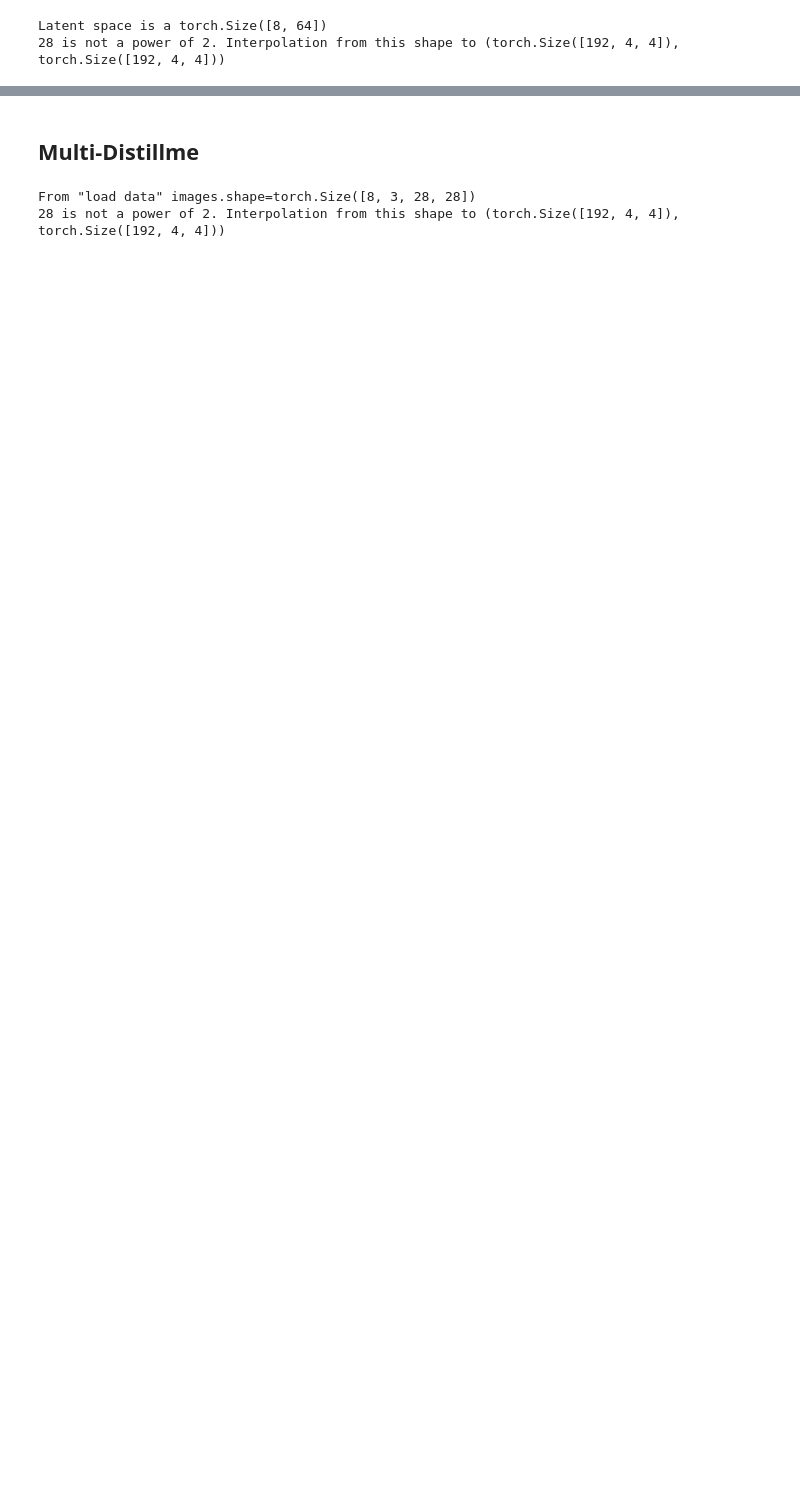
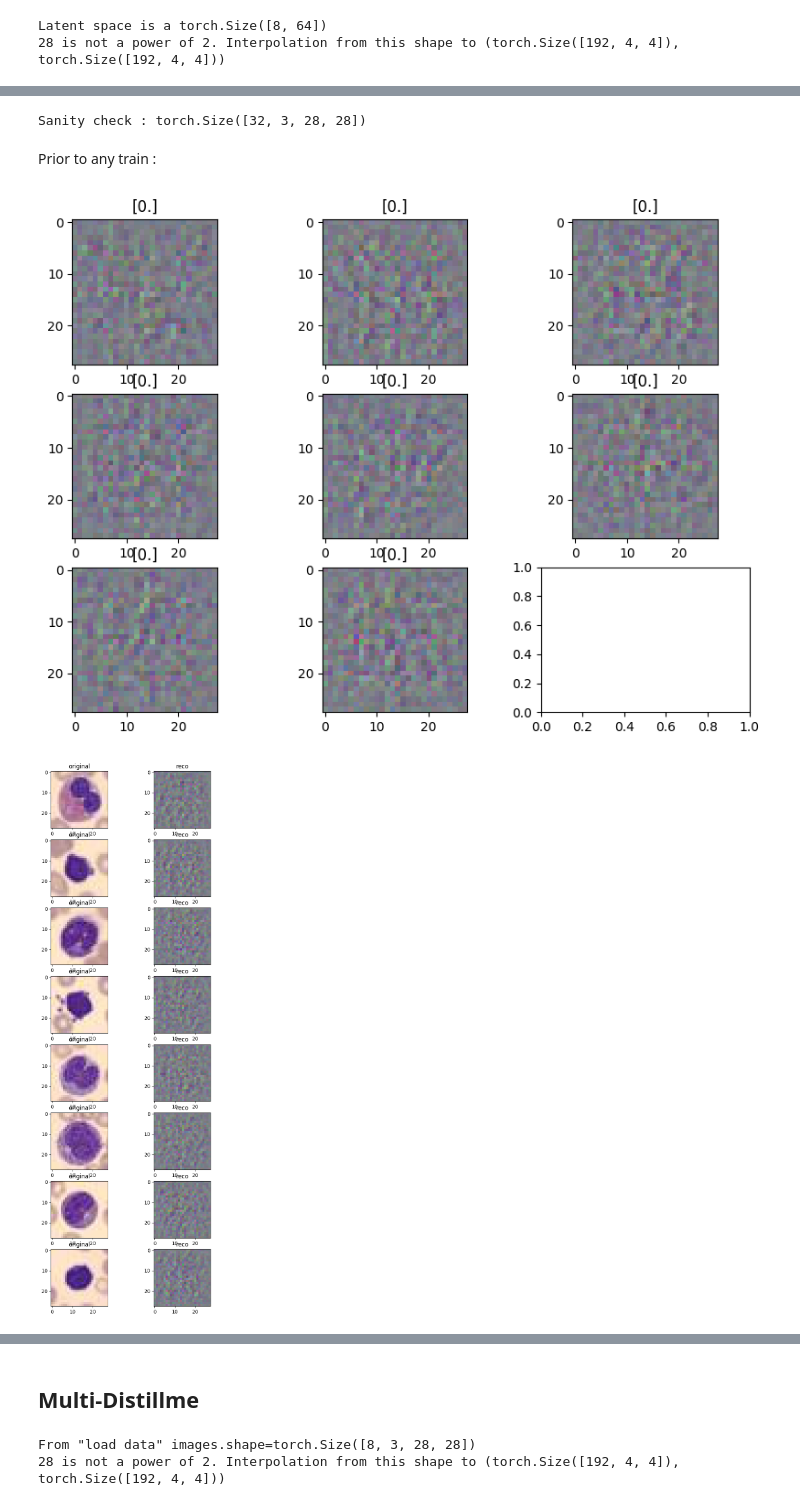
Before and after one commit to alexandremyara/disdiff_adapters, a Jupyter notebook: disdiff_adaptaters/notebook/play_pipeline.ipynb, the cells around one changed output, grey strips where cells are left out. Saved outputs shown, nothing was run; the diff lists cells and outputs as text; code cells hidden in the pictures; blank space fills up the shorter version.

```diff
--- a/disdiff_adaptaters/notebook/play_pipeline.ipynb
+++ b/disdiff_adaptaters/notebook/play_pipeline.ipynb
@@ -247,4 +177,17 @@ tensor(1872.1858, grad_fn=<AddBackward0>)
 # %%
-beta=1.0
-vae = VAEModule(in_channels=in_channels, img_size=img_size, latent_dim=LATENT_DIM, beta=beta)
+beta=0
+vae = VAEModule(in_channels=in_channels, img_size=img_size, latent_dim=LATENT_DIM)
+image_hat_logits = vae(images)
+print(f"Sanity check : {image_hat_logits[0].shape}")
+# %% [output]
+Sanity check : torch.Size([32, 3, 28, 28])
+# %% [markdown]
+Prior to any train :
+# %%
+gen_images = vae.generate(8)
+display((gen_images, torch.zeros([8,1])))
+vae.show_reconstruct(images[:8])
+# %% [output]
+[figure, added]
+[figure, added]
 # %%
```
Also changed, not shown: parts of 38 cells of this notebook, 17 other files.
